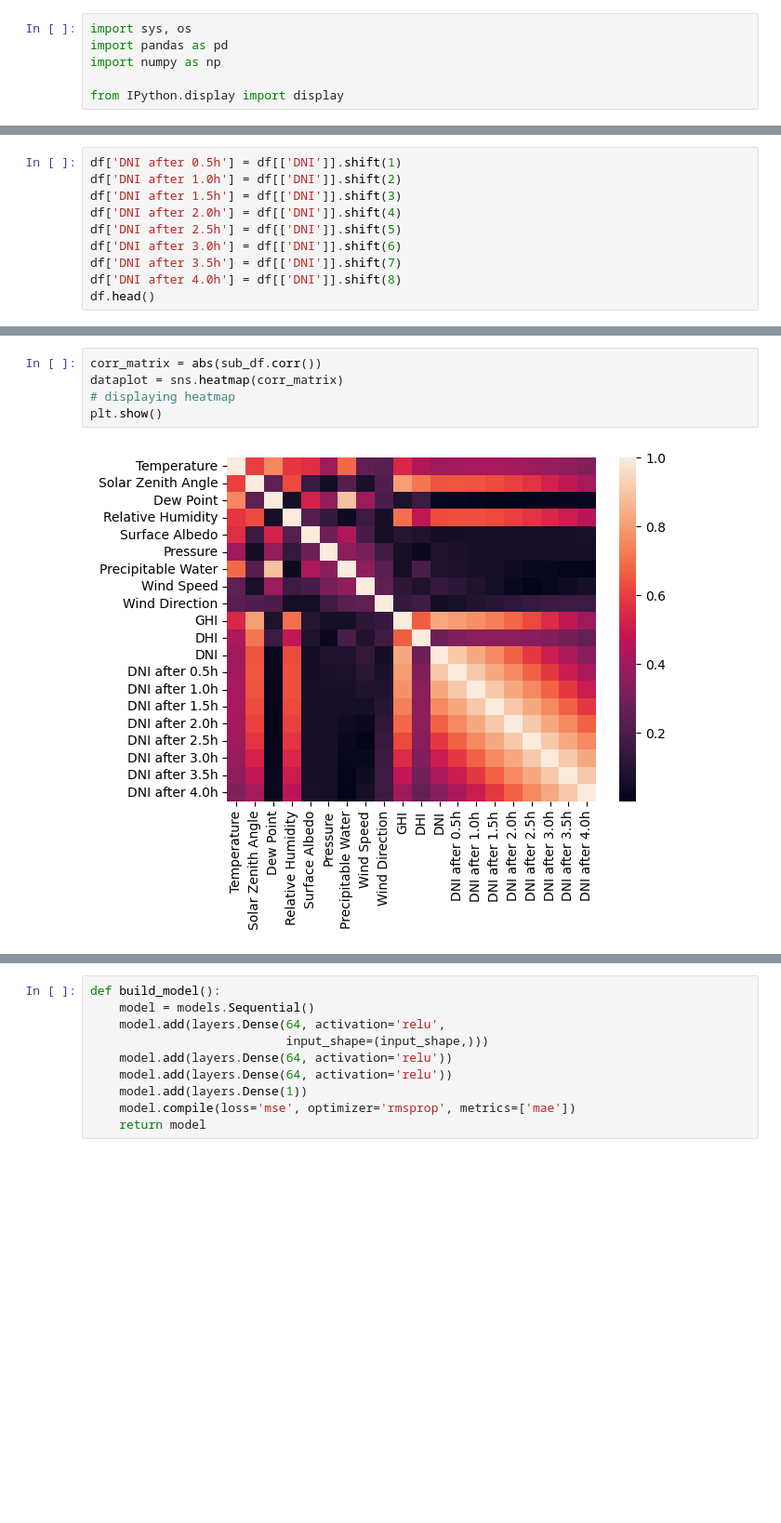
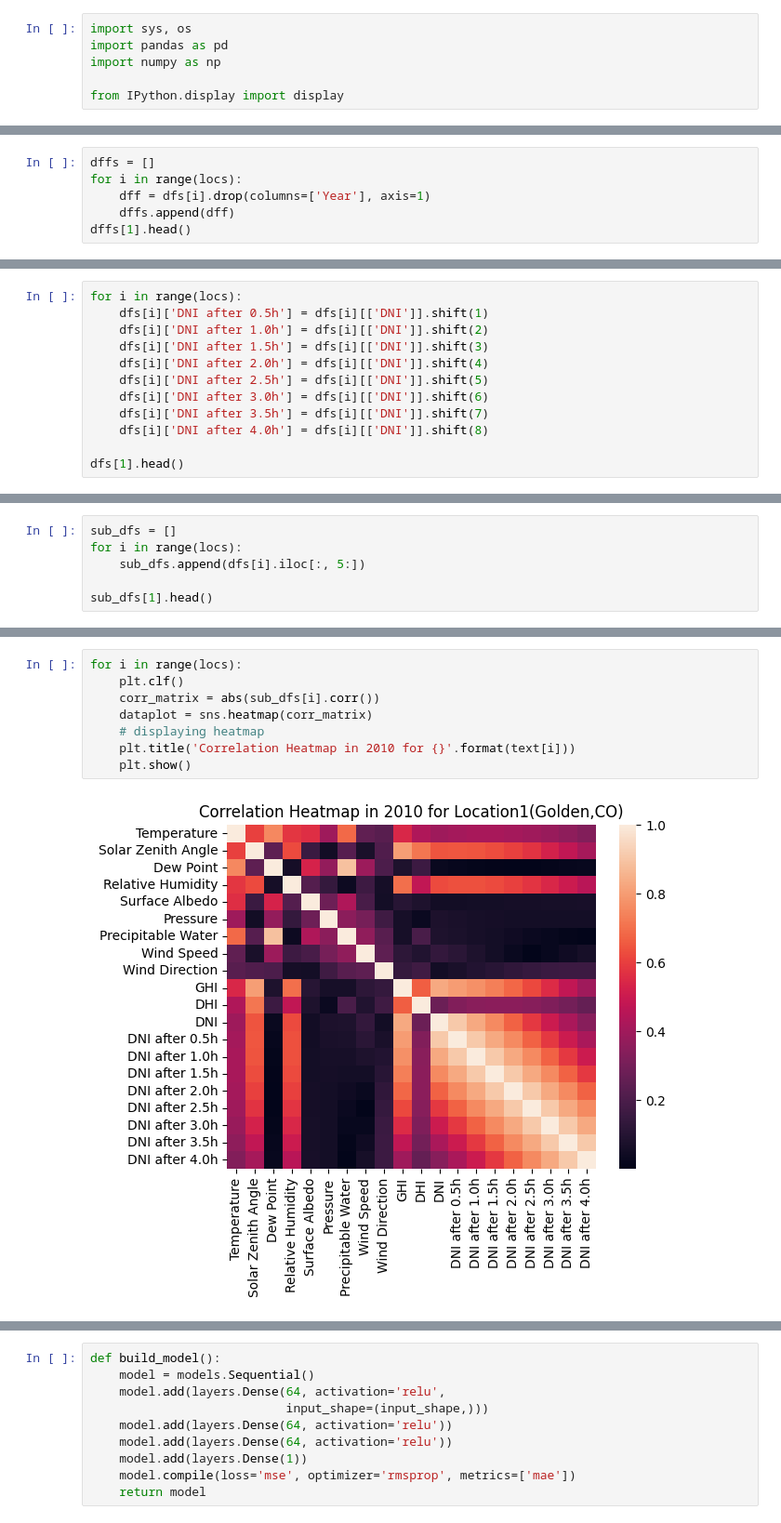
Before and after one commit to saraaktham/Solar-Data, a Jupyter notebook: read_data.ipynb, the cells around one changed output, grey strips where cells are left out. Shown at 93% size. Drawn from its saved outputs; the diff is of its cells as text; blank space fills up the shorter version.

```diff
--- a/read_data.ipynb
+++ b/read_data.ipynb
@@ -89,0 +86,6 @@ dff.head()
+# %%
+dffs = []
+for i in range(locs):
+    dff = dfs[i].drop(columns=['Year'], axis=1)
+    dffs.append(dff)
+dffs[1].head()
@@ -99,12 +114,14 @@ plt.show()
 # %%
-df['DNI after 0.5h'] = df[['DNI']].shift(1)
-df['DNI after 1.0h'] = df[['DNI']].shift(2)
-df['DNI after 1.5h'] = df[['DNI']].shift(3)
-df['DNI after 2.0h'] = df[['DNI']].shift(4)
-df['DNI after 2.5h'] = df[['DNI']].shift(5)
-df['DNI after 3.0h'] = df[['DNI']].shift(6)
-df['DNI after 3.5h'] = df[['DNI']].shift(7)
-df['DNI after 4.0h'] = df[['DNI']].shift(8)
-df.head()
+for i in range(locs):
+    dfs[i]['DNI after 0.5h'] = dfs[i][['DNI']].shift(1)
+    dfs[i]['DNI after 1.0h'] = dfs[i][['DNI']].shift(2)
+    dfs[i]['DNI after 1.5h'] = dfs[i][['DNI']].shift(3)
+    dfs[i]['DNI after 2.0h'] = dfs[i][['DNI']].shift(4)
+    dfs[i]['DNI after 2.5h'] = dfs[i][['DNI']].shift(5)
+    dfs[i]['DNI after 3.0h'] = dfs[i][['DNI']].shift(6)
+    dfs[i]['DNI after 3.5h'] = dfs[i][['DNI']].shift(7)
+    dfs[i]['DNI after 4.0h'] = dfs[i][['DNI']].shift(8)
+
+dfs[1].head()
 # %% [output]
 |  | Year | Month | Day | Hour | Minute | Temperature | Solar Zenith Angle | Dew Point | ... |
@@ -126,0 +134,6 @@ sub_df.head()
+# %%
+sub_dfs = []
+for i in range(locs):
+    sub_dfs.append(dfs[i].iloc[:, 5:])
+
+sub_dfs[1].head()
@@ -127,7 +147,10 @@ sub_df.head()
 # %%
-corr_matrix = abs(sub_df.corr())
-dataplot = sns.heatmap(corr_matrix)
-# displaying heatmap
-plt.show()
+for i in range(locs):
+    plt.clf()
+    corr_matrix = abs(sub_dfs[i].corr())
+    dataplot = sns.heatmap(corr_matrix)
+    # displaying heatmap
+    plt.title('Correlation Heatmap in 2010 for {}'.format(text[i]))
+    plt.show()
 # %% [output]
-[figure, old version]
+[figure, new version]
```
Also changed, not shown: parts of 45 cells of this notebook, 43 other files.
